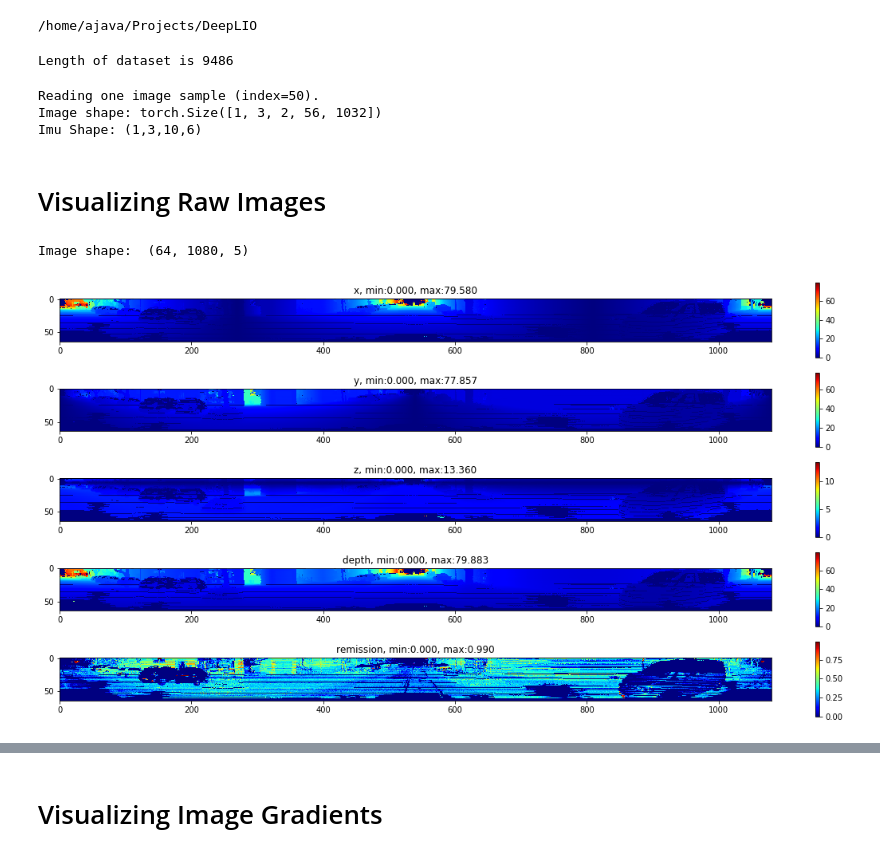
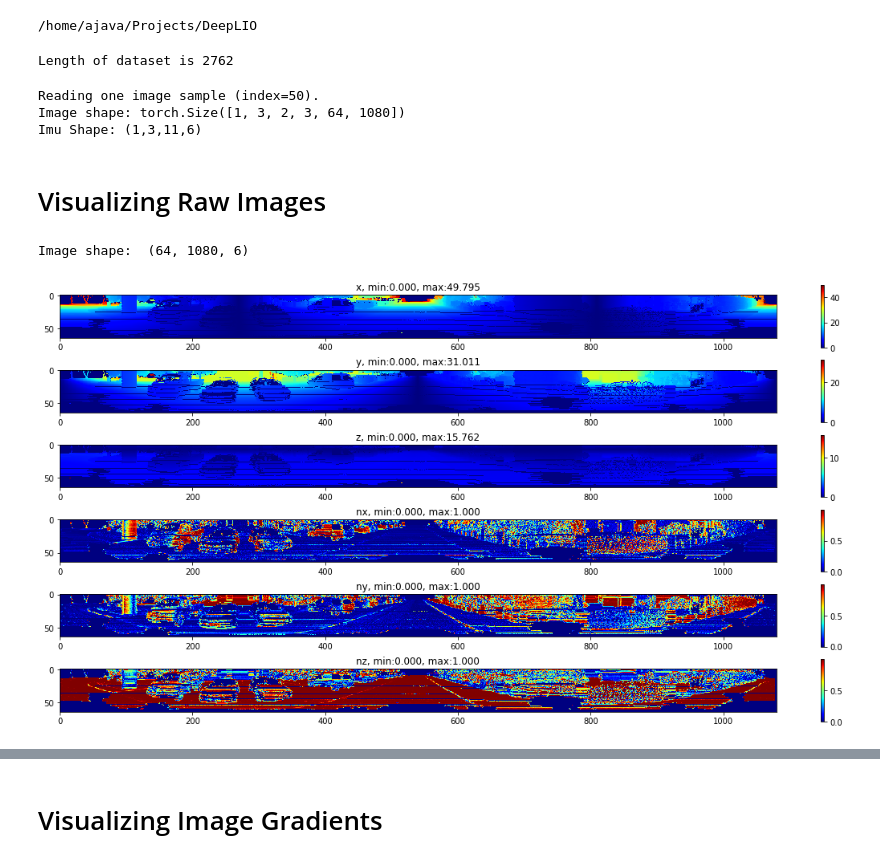
Before and after one commit to ArashJavan/DeepLIO, a Jupyter notebook: notebooks/01_kitti_ds_vis.ipynb, the cells around one changed output, grey strips where cells are left out. Drawn from its saved outputs; the diff is of its cells as text; code cells hidden in the pictures.

```diff
--- a/notebooks/01_kitti_ds_vis.ipynb
+++ b/notebooks/01_kitti_ds_vis.ipynb
@@ -29,12 +29,18 @@ sys.path.append(content_dir)
 # %%
 from deeplio.common.logger import PyLogger, get_app_logger
 from deeplio.datasets import Kitti, deeplio_collate
-from deeplio.models.misc import DataCombiCreater
+from deeplio.models.misc import DataCombiCreater, build_config_container
 
 # Read configurations
 CONFIG_PATH = "{}/config.yaml".format(content_dir)
 with open(CONFIG_PATH) as f:
     cfg = yaml.safe_load(f)
+
+class Object(object):
+    pass
+args = Object()
+args.batch_size = 1
+args.device = 'cpu'
 
 # extracting infos from config file
 ds_cfg = cfg['datasets']
@@ -56,18 +62,19 @@ get_app_logger(filename=flog_name, level=logging.INFO)
 # create dataset
 batch_size = 1
 kitti_dataset = Kitti(config=cfg, transform=None, ds_type='train')
+build_config_container(cfg, args)
 data_permuter = DataCombiCreater(combinations=combinations)
 print("Length of dataset is {}".format(len(kitti_dataset)))
 
 # channel settings
-CHANNEL_NAMES = ['x', 'y', 'z', 'depth', 'remission']
+CHANNEL_NAMES = ['x', 'y', 'z', 'nx', 'ny', 'nz']
 num_channels = len(CHANNEL_NAMES)
 viridis = cm.get_cmap('viridis', 512)
 gray = cm.get_cmap('gray', 1024)
 jet = cm.get_cmap('jet', 1024)
-CHANNEL_CMAP = [jet, jet, jet, jet, jet, gray]
+CHANNEL_CMAP = [jet, jet, jet, jet, jet, jet]
 # %% [output]
-Length of dataset is 9486
+Length of dataset is 2762
 # %%
 data_index = 50
 
@@ -77,7 +84,15 @@ print("Reading one image sample (index={}).".format(data_index))
 dataset, indices = kitti_dataset.get_dataset_and_index(data_index)
 data = kitti_dataset.__getitem__(data_index)
 data = deeplio_collate([data])
-imgs, imus, gts_local = data_permuter(data)
+data_permuter(data)
+imgs = data_permuter.res_imgs
+normals = data_permuter.res_normals
+imus = data_permuter.res_imu
+imgs_org = data_permuter.res_img_org
+normals_org = data_permuter.res_normals_org
+gts_f2f = data_permuter.res_gt_f2f
+gts_f2g = data_permuter.res_gt_f2g
+gts_global = data_permuter.res_gt_global
 
 if imgs is not None:
     print("Image shape: {}".format(imgs.shape))
@@ -88,27 +103,28 @@ if imus is not None:
     print("Imu Shape: ({},{},{},{})".format(batch_isze, seq_size, imus[0][0].shape[0], imus[0][0].shape[1]))
 # %% [output]
 Reading one image sample (index=50).
-Image shape: torch.Size([1, 3, 2, 56, 1032])
-Imu Shape: (1,3,10,6)
+Image shape: torch.Size([1, 3, 2, 3, 64, 1080])
+Imu Shape: (1,3,11,6)
 # %% [markdown]
 # Visualizing Raw Images
 # %%
 # convert negativ x, y, z coord. to postive
-im = np.abs(data['untrans-images'][0][0].numpy().transpose(1, 2, 0))
-#im = imgs_untrans_0[0].numpy().transpose(1, 2, 0)
+ims = np.abs(imgs_org[0, 0, 0].numpy().transpose(1, 2, 0))
+norms = np.abs(normals_org[0, 0, 0].numpy().transpose(1, 2, 0))
+im = np.dstack((ims, norms))
 
 print("Image shape: ", im.shape)
 
 fig, axes = plt.subplots(num_channels, 1, figsize=(20, 10))
 for i in range(num_channels):
     ax = axes[i]
     img = im[:, :, i]
     ax.imshow(img, cmap=CHANNEL_CMAP[i])
     ax.set_title("{}, min:{:.3f}, max:{:.3f}".format(CHANNEL_NAMES[i], img.min(), img.max()))
     psm = ax.pcolormesh(img, cmap=CHANNEL_CMAP[i], rasterized=True, vmin=img.min(), vmax=img.max())
     fig.colorbar(psm, ax=ax)
 
 fig.savefig("{}/kitti_raw_{}_{}.png".format(OUTPUT_PATH, dataset.date, dataset.drive, indices[0]))
 # %% [output]
-Image shape:  (64, 1080, 5)
+Image shape:  (64, 1080, 6)
-[figure, old version]
+[figure, new version]
```
Also changed, not shown: parts of 6 cells of this notebook, 4 other files.
